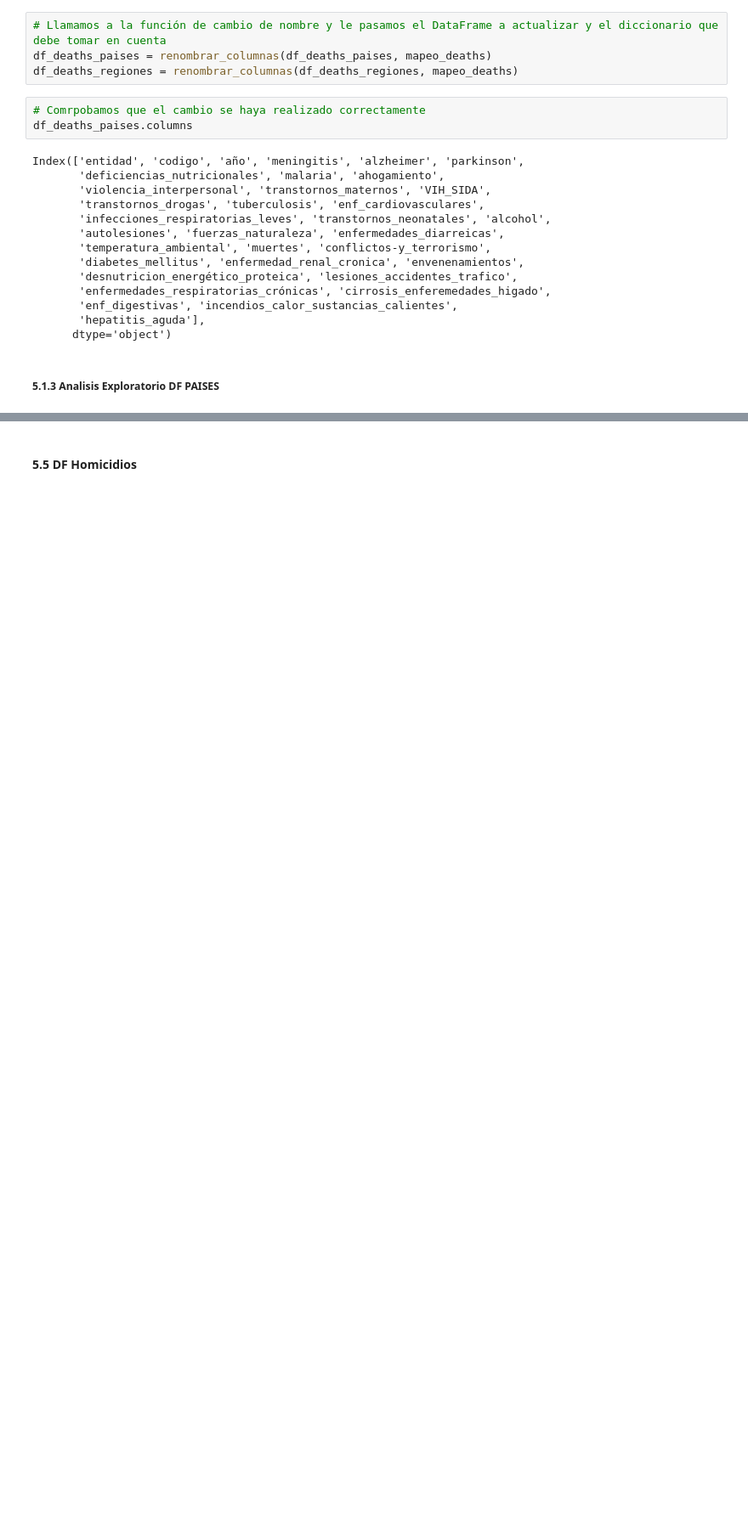
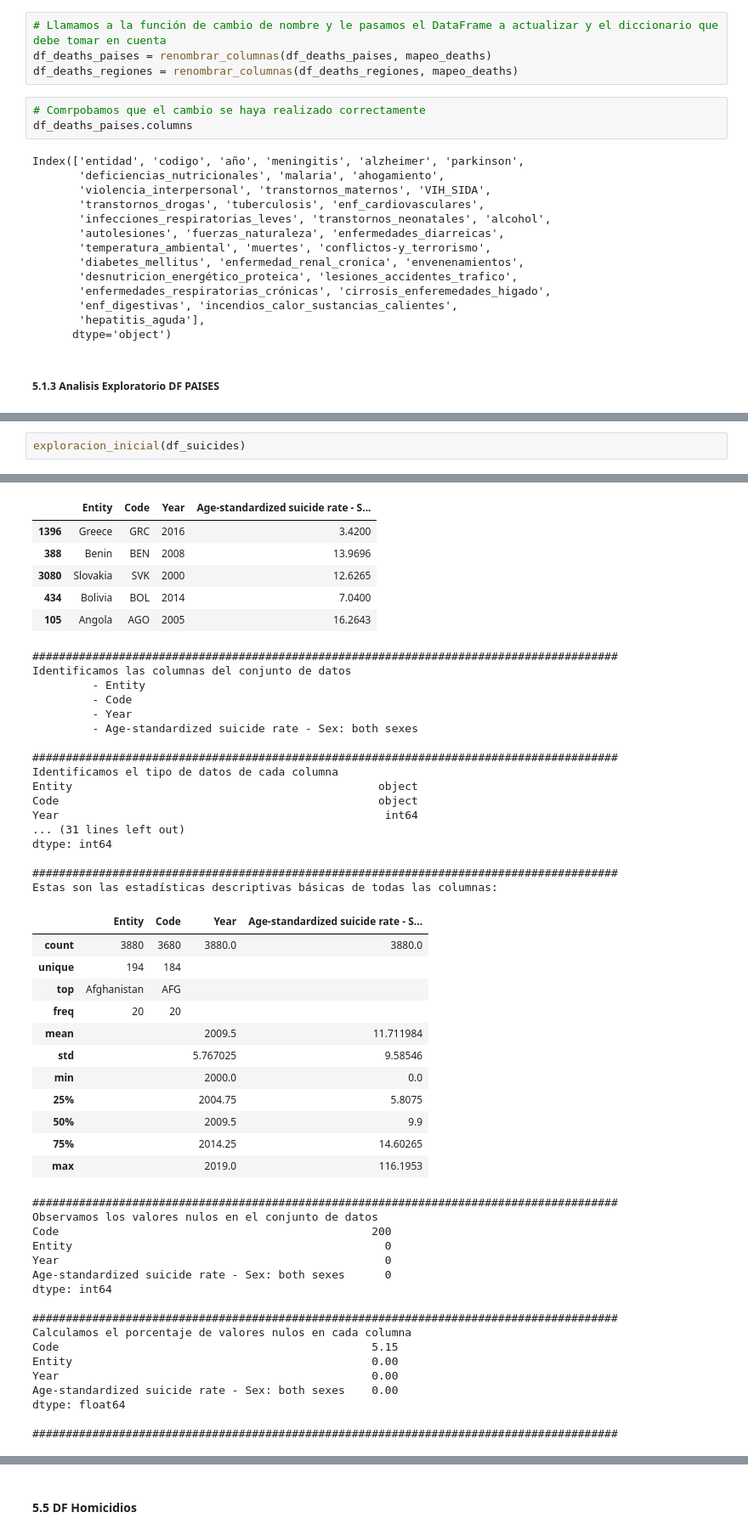
Before and after one commit to Sarah-bzb/TFM_analisis_datos, a Jupyter notebook: exploration_health_v0 - copia.ipynb, the cells around one changed output, grey strips where cells are left out. Shown: that part at 85% size. Saved outputs shown, nothing was run; the diff lists cells and outputs as text; blank space fills up the shorter version.

```diff
--- a/exploration_health_v0 - copia.ipynb
+++ b/exploration_health_v0 - copia.ipynb
@@ -531,0 +608,3 @@ dtype: float64
+# %%
+exploracion_inicial(df_suicides)
+# %% [output]
@@ -531,0 +632,52 @@ dtype: float64
+|  | Entity | Code | Year | Age-standardized suicide rate - S... |
+| 1396 | Greece | GRC | 2016 | 3.4200 |
+| 388 | Benin | BEN | 2008 | 13.9696 |
+| 3080 | Slovakia | SVK | 2000 | 12.6265 |
+| 434 | Bolivia | BOL | 2014 | 7.0400 |
+| 105 | Angola | AGO | 2005 | 16.2643 |
+########################################################################################
+Identificamos las columnas del conjunto de datos
+         - Entity
+         - Code
+         - Year
+         - Age-standardized suicide rate - Sex: both sexes
+
+########################################################################################
+Identificamos el tipo de datos de cada columna
+Entity                                              object
+Code                                                object
+Year                                                 int64
+... (31 lines left out)
+dtype: int64
+
+########################################################################################
+Estas son las estadísticas descriptivas básicas de todas las columnas:
+|  | Entity | Code | Year | Age-standardized suicide rate - S... |
+| count | 3880 | 3680 | 3880.0 | 3880.0 |
+| unique | 194 | 184 |  |  |
+| top | Afghanistan | AFG |  |  |
+| freq | 20 | 20 |  |  |
+| mean |  |  | 2009.5 | 11.711984 |
+| std |  |  | 5.767025 | 9.58546 |
+| min |  |  | 2000.0 | 0.0 |
+| 25% |  |  | 2004.75 | 5.8075 |
+| 50% |  |  | 2009.5 | 9.9 |
+| 75% |  |  | 2014.25 | 14.60265 |
+| max |  |  | 2019.0 | 116.1953 |
+########################################################################################
+Observamos los valores nulos en el conjunto de datos
+Code                                               200
+Entity                                               0
+Year                                                 0
+Age-standardized suicide rate - Sex: both sexes      0
+dtype: int64
+
+########################################################################################
+Calculamos el porcentaje de valores nulos en cada columna
+Code                                               5.15
+Entity                                             0.00
+Year                                               0.00
+Age-standardized suicide rate - Sex: both sexes    0.00
+dtype: float64
+
+########################################################################################
```
Also changed, not shown: parts of 45 cells of this notebook.
